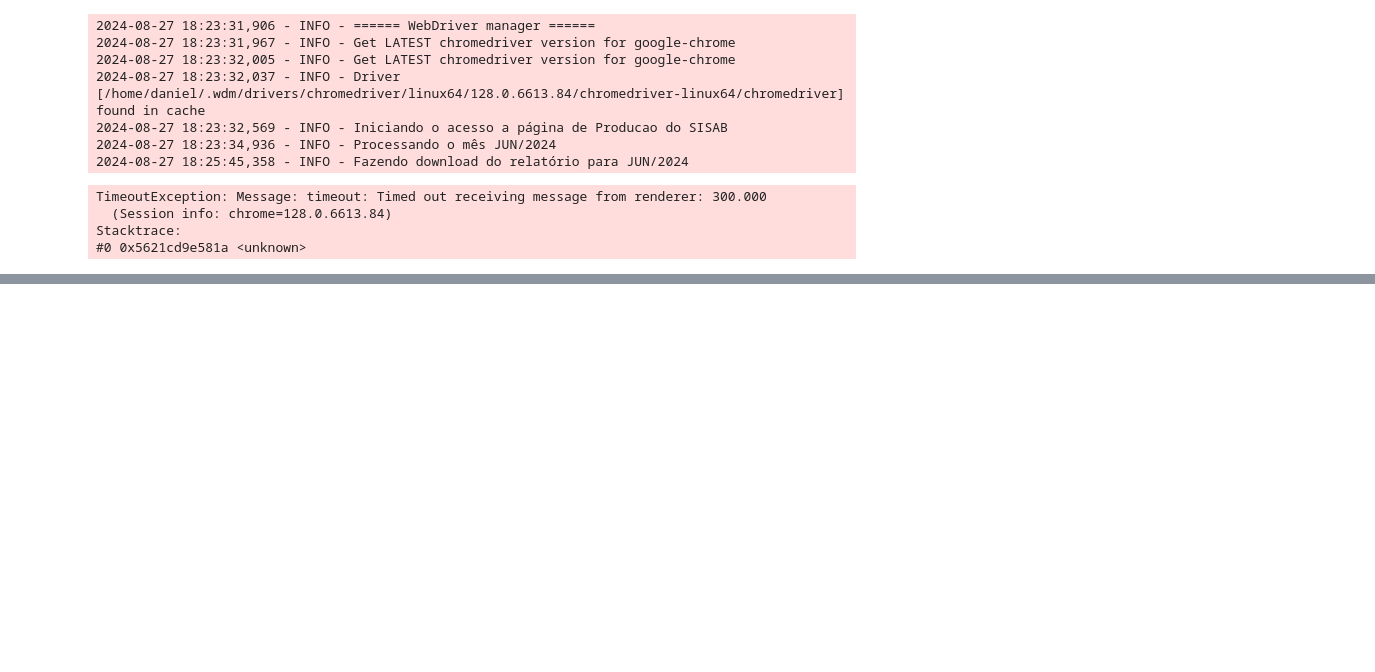
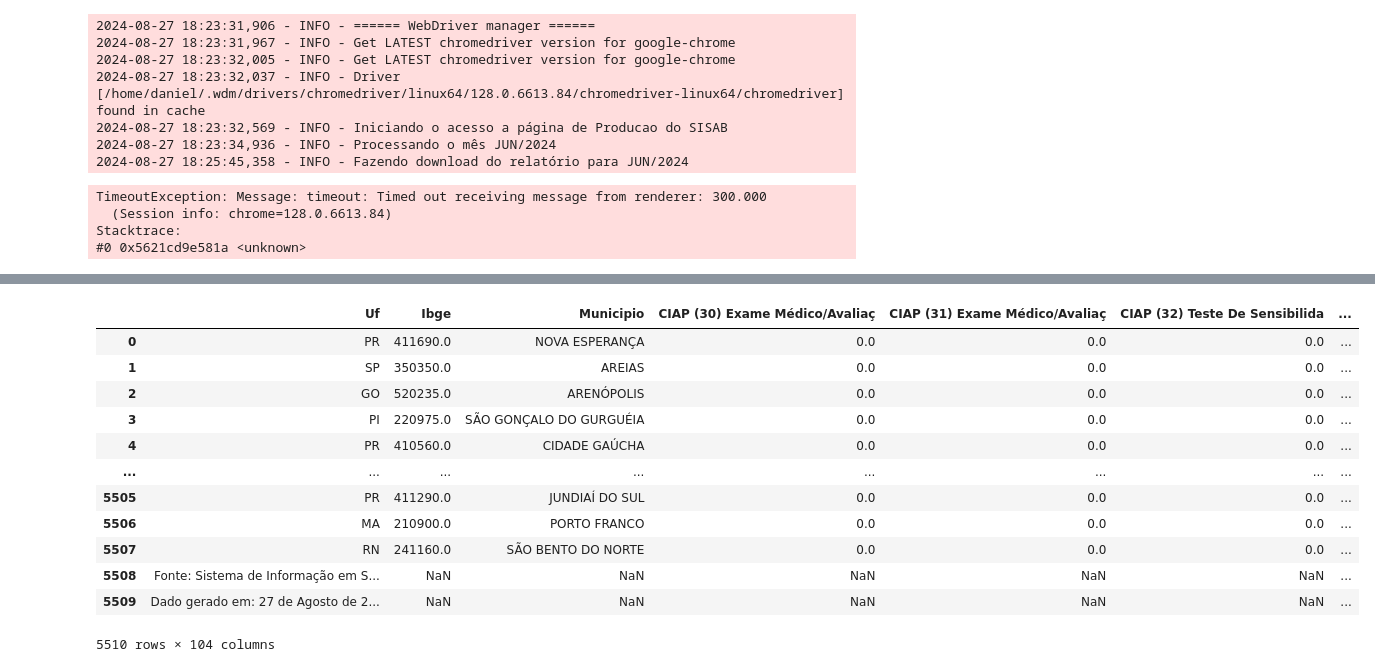
Before and after one commit to ecosustain/Info-APS, a Jupyter notebook: etl/extracao_CID.ipynb, the cells around one changed output, grey strips where cells are left out. Drawn from its saved outputs; the diff is of its cells as text; code cells hidden in the pictures; blank space fills up the shorter version.

```diff
--- a/etl/extracao_CID.ipynb
+++ b/etl/extracao_CID.ipynb
@@ -664,0 +740,37 @@ Stacktrace:
+# %%
+import pandas as pd
+
+# set pandas max column width to 100
+pd.set_option('display.max_colwidth', 100)
+# pd.set_option('display.max_', 100)
+
+# Função para listar os arquivos CSV
+def list_files(directory="."):
+    """Função para listar os arquivos CSV em um diretório"""
+    import os
+
+    # Listar os arquivos com o diretório
+    files = [
+        os.path.join(directory, file)
+        for file in os.listdir(directory)
+        if file.endswith(".csv")
+    ]
+
+    return files
+# %%
+df = pd.read_csv('data/transformacao/producao_cid_12_meses_0.csv', sep=';', encoding='latin1', skiprows=7)
+df
+# %% [output]
+|  | Uf | Ibge | Municipio | CIAP (30) Exame Médico/Avaliaç | CIAP (31) Exame Médico/Avaliaç | CIAP (32) Teste De Sensibilida | ... |
+| 0 | PR | 411690.0 | NOVA ESPERANÇA | 0.0 | 0.0 | 0.0 | ... |
+| 1 | SP | 350350.0 | AREIAS | 0.0 | 0.0 | 0.0 | ... |
+| 2 | GO | 520235.0 | ARENÓPOLIS | 0.0 | 0.0 | 0.0 | ... |
+| 3 | PI | 220975.0 | SÃO GONÇALO DO GURGUÉIA | 0.0 | 0.0 | 0.0 | ... |
+| 4 | PR | 410560.0 | CIDADE GAÚCHA | 0.0 | 0.0 | 0.0 | ... |
+| ... | ... | ... | ... | ... | ... | ... | ... |
+| 5505 | PR | 411290.0 | JUNDIAÍ DO SUL | 0.0 | 0.0 | 0.0 | ... |
+| 5506 | MA | 210900.0 | PORTO FRANCO | 0.0 | 0.0 | 0.0 | ... |
+| 5507 | RN | 241160.0 | SÃO BENTO DO NORTE | 0.0 | 0.0 | 0.0 | ... |
+| 5508 | Fonte: Sistema de Informação em S... | NaN | NaN | NaN | NaN | NaN | ... |
+| 5509 | Dado gerado em: 27 de Agosto de 2... | NaN | NaN | NaN | NaN | NaN | ... |
+5510 rows × 104 columns
```
Also changed, not shown: parts of 9 cells of this notebook, 19 other files.
